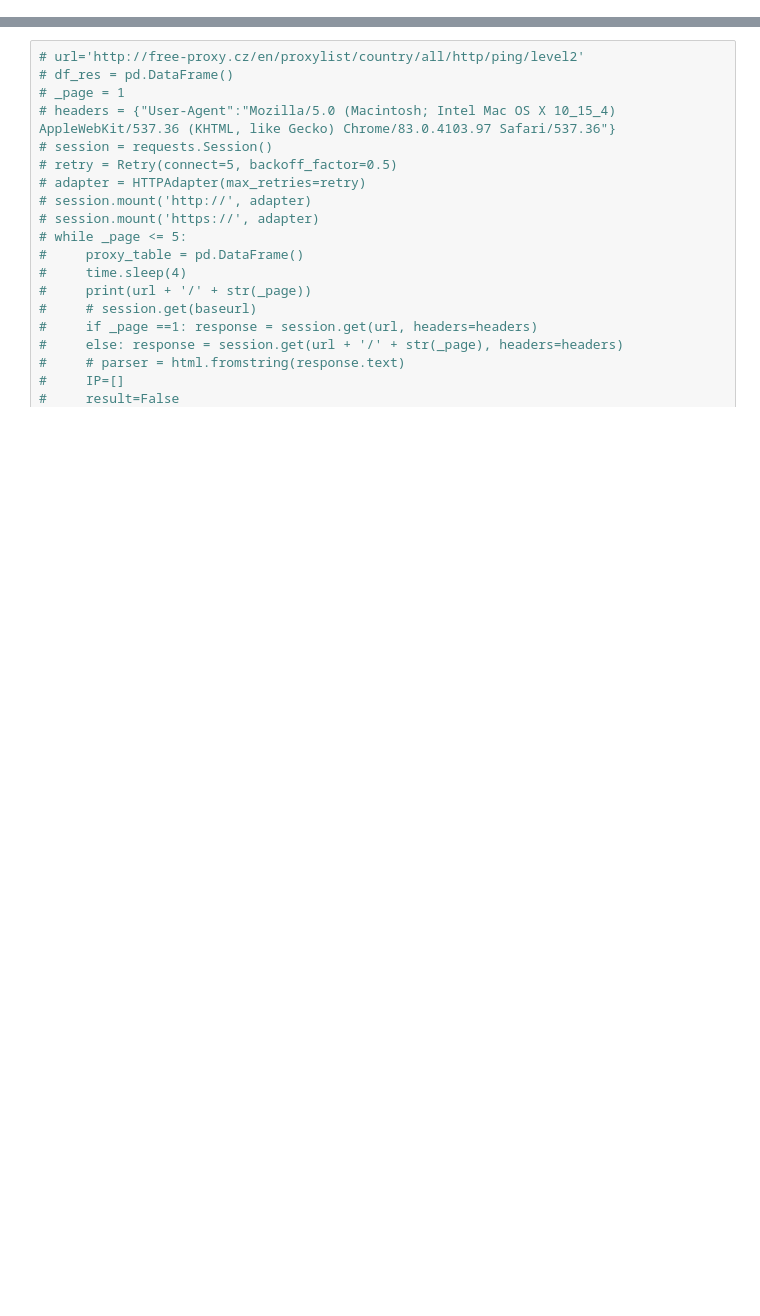
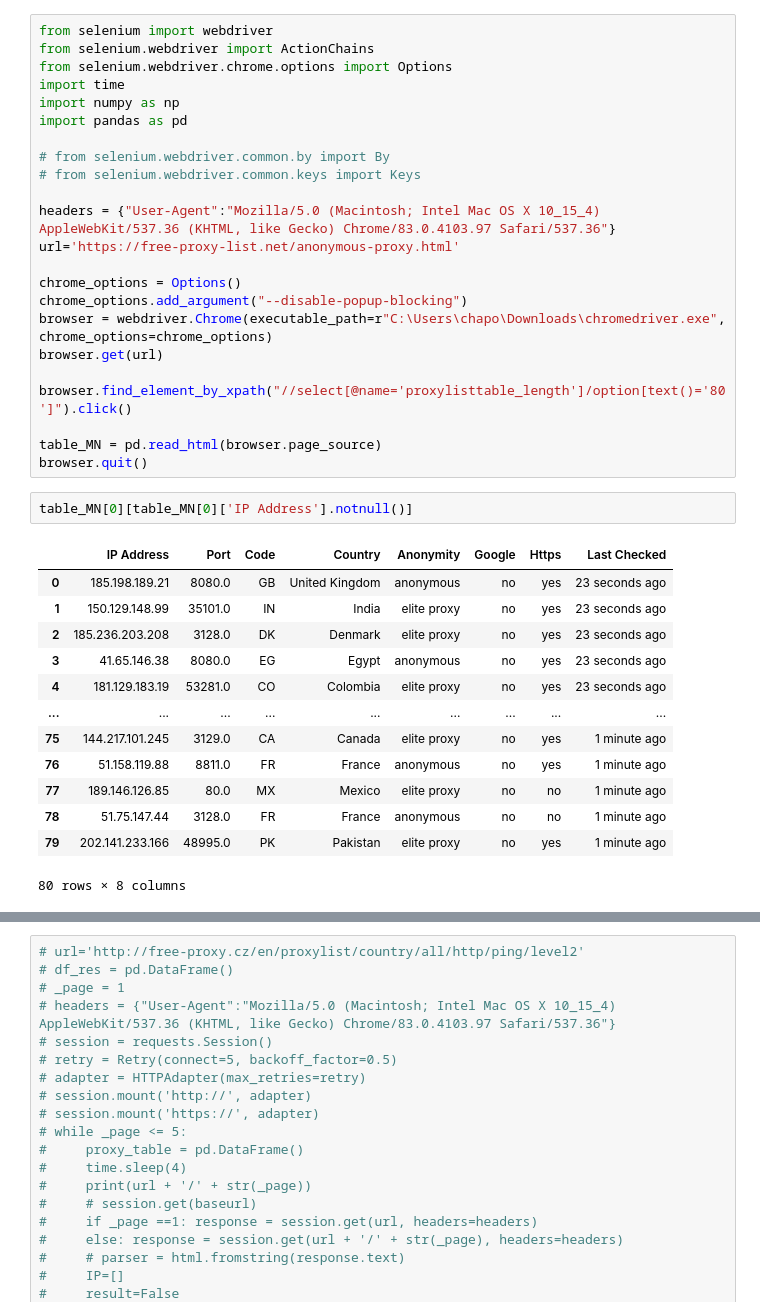
Before and after one commit to awesome-plant/prop_DAGS, a Jupyter notebook: Untitled-5.ipynb, the cells around one changed output, grey strips where cells are left out. Drawn from its saved outputs; the diff is of its cells as text; blank space fills up the shorter version.

```diff
--- a/Untitled-5.ipynb
+++ b/Untitled-5.ipynb
@@ -0,0 +177,39 @@
+# %%
+from selenium import webdriver
+from selenium.webdriver import ActionChains
+from selenium.webdriver.chrome.options import Options
+import time
+import numpy as np
+import pandas as pd
+
+# from selenium.webdriver.common.by import By
+# from selenium.webdriver.common.keys import Keys
+
+headers = {"User-Agent":"Mozilla/5.0 (Macintosh; Intel Mac OS X 10_15_4) AppleWebKit/537.36 (KHTML, like Gecko) Chrome/83.0.4103.97 Safari/537.36"}
+url='https://free-proxy-list.net/anonymous-proxy.html'
+
+chrome_options = Options()
+chrome_options.add_argument("--disable-popup-blocking")
+browser = webdriver.Chrome(executable_path=r"C:\Users\chapo\Downloads\chromedriver.exe", chrome_options=chrome_options)
+browser.get(url)
+
+browser.find_element_by_xpath("//select[@name='proxylisttable_length']/option[text()='80']").click()
+
+table_MN = pd.read_html(browser.page_source)
+browser.quit()
+# %%
+table_MN[0][table_MN[0]['IP Address'].notnull()]
+# %% [output]
+|  | IP Address | Port | Code | Country | Anonymity | Google | Https | Last Checked |
+| 0 | 185.198.189.21 | 8080.0 | GB | United Kingdom | anonymous | no | yes | 23 seconds ago |
+| 1 | 150.129.148.99 | 35101.0 | IN | India | elite proxy | no | yes | 23 seconds ago |
+| 2 | 185.236.203.208 | 3128.0 | DK | Denmark | elite proxy | no | yes | 23 seconds ago |
+| 3 | 41.65.146.38 | 8080.0 | EG | Egypt | anonymous | no | yes | 23 seconds ago |
+| 4 | 181.129.183.19 | 53281.0 | CO | Colombia | elite proxy | no | yes | 23 seconds ago |
+| ... | ... | ... | ... | ... | ... | ... | ... | ... |
+| 75 | 144.217.101.245 | 3129.0 | CA | Canada | elite proxy | no | yes | 1 minute ago |
+| 76 | 51.158.119.88 | 8811.0 | FR | France | anonymous | no | yes | 1 minute ago |
+| 77 | 189.146.126.85 | 80.0 | MX | Mexico | elite proxy | no | no | 1 minute ago |
+| 78 | 51.75.147.44 | 3128.0 | FR | France | anonymous | no | no | 1 minute ago |
+| 79 | 202.141.233.166 | 48995.0 | PK | Pakistan | elite proxy | no | yes | 1 minute ago |
+80 rows × 8 columns
```
Also changed, not shown: parts of 30 cells of this notebook, 4 other files.
